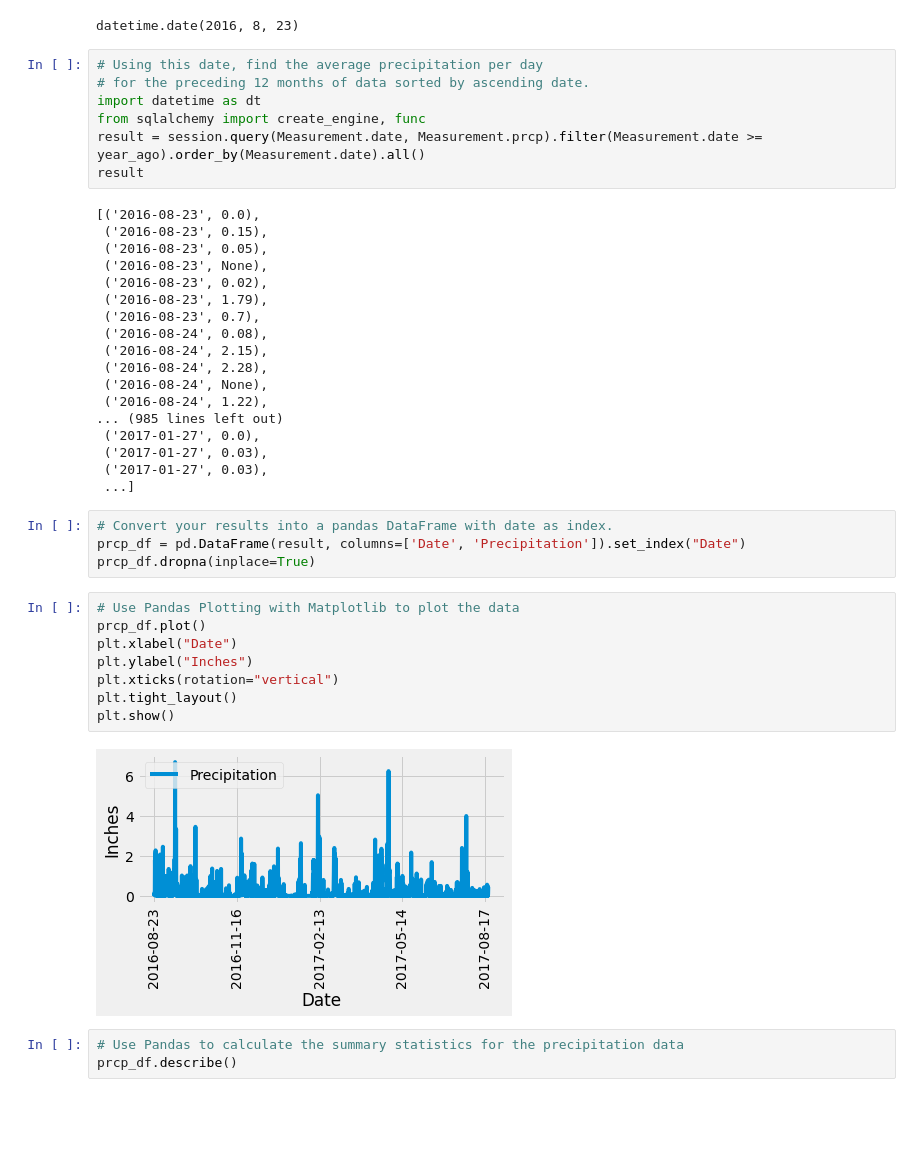
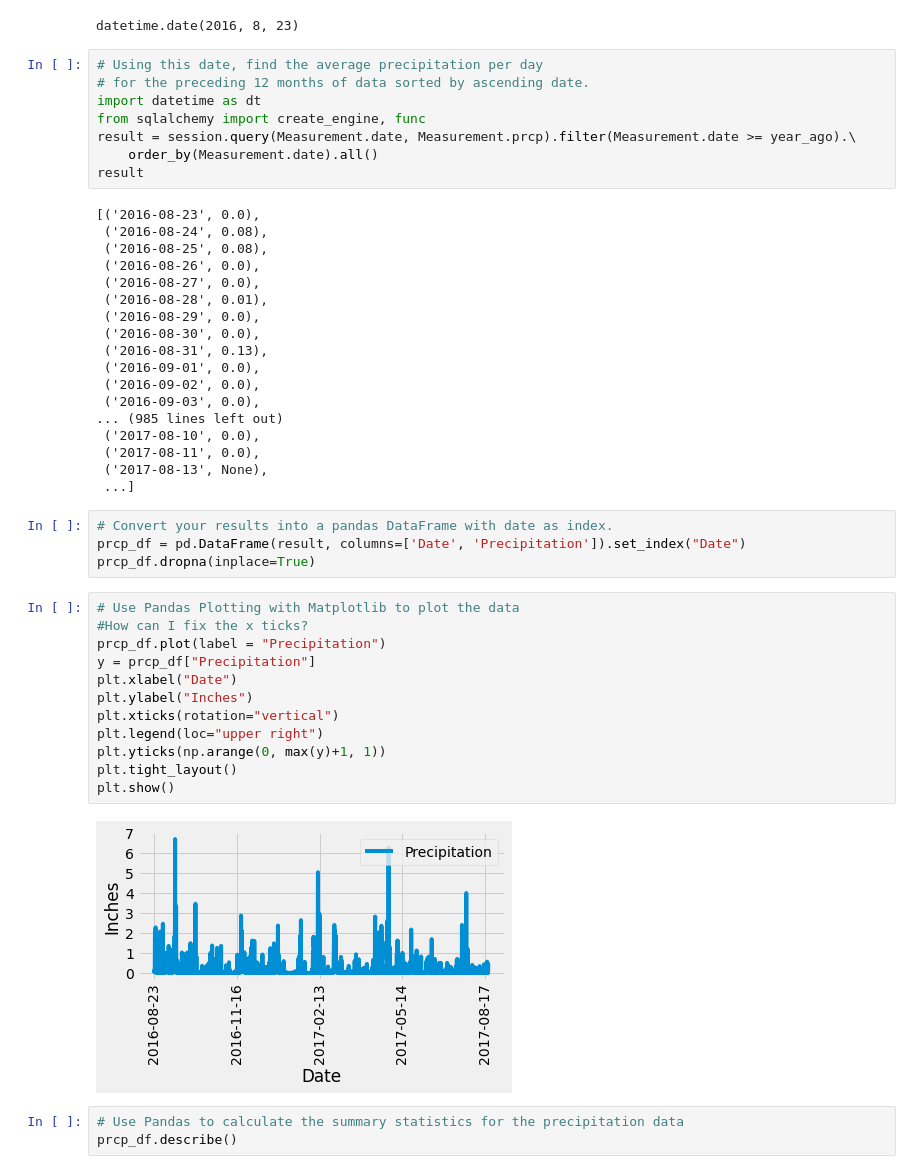
Before and after one commit to adriana-icasiano/sqlalchemy-challenge, a Jupyter notebook: climate_starter.ipynb, the cells around one changed output. Cells and saved outputs as stored; diff of their text form; blank space fills up the shorter version.

Commit message:
Complete up to Station Anlaysis except for formatting of x-ticks of precipitation chart

```diff
--- a/climate_starter.ipynb
+++ b/climate_starter.ipynb
@@ -60,25 +60,26 @@ datetime.date(2016, 8, 23)
 # for the preceding 12 months of data sorted by ascending date.
 import datetime as dt
 from sqlalchemy import create_engine, func
-result = session.query(Measurement.date, Measurement.prcp).filter(Measurement.date >= year_ago).order_by(Measurement.date).all()
+result = session.query(Measurement.date, Measurement.prcp).filter(Measurement.date >= year_ago).\
+    order_by(Measurement.date).all()
 result
 # %% [output]
 [('2016-08-23', 0.0),
- ('2016-08-23', 0.15),
- ('2016-08-23', 0.05),
- ('2016-08-23', None),
- ('2016-08-23', 0.02),
- ('2016-08-23', 1.79),
- ('2016-08-23', 0.7),
  ('2016-08-24', 0.08),
- ('2016-08-24', 2.15),
- ('2016-08-24', 2.28),
- ('2016-08-24', None),
- ('2016-08-24', 1.22),
+ ('2016-08-25', 0.08),
+ ('2016-08-26', 0.0),
+ ('2016-08-27', 0.0),
+ ('2016-08-28', 0.01),
+ ('2016-08-29', 0.0),
+ ('2016-08-30', 0.0),
+ ('2016-08-31', 0.13),
+ ('2016-09-01', 0.0),
+ ('2016-09-02', 0.0),
+ ('2016-09-03', 0.0),
 ... (985 lines left out)
- ('2017-01-27', 0.0),
- ('2017-01-27', 0.03),
- ('2017-01-27', 0.03),
+ ('2017-08-10', 0.0),
+ ('2017-08-11', 0.0),
+ ('2017-08-13', None),
  ...]
 # %%
 # Convert your results into a pandas DataFrame with date as index.
@@ -86,14 +87,18 @@ prcp_df = pd.DataFrame(result, columns=['Date', 'Precipitation']).set_index("Dat
 prcp_df.dropna(inplace=True)
 # %%
 # Use Pandas Plotting with Matplotlib to plot the data
-prcp_df.plot()
+#How can I fix the x ticks?
+prcp_df.plot(label = "Precipitation")
+y = prcp_df["Precipitation"]
 plt.xlabel("Date")
 plt.ylabel("Inches")
 plt.xticks(rotation="vertical")
+plt.legend(loc="upper right")
+plt.yticks(np.arange(0, max(y)+1, 1))
 plt.tight_layout()
 plt.show()
 # %% [output]
-[figure, old version]
+[figure, new version]
 # %%
 # Use Pandas to calculate the summary statistics for the precipitation data
 prcp_df.describe()
```
Also changed, not shown: parts of 7 cells of this notebook.
